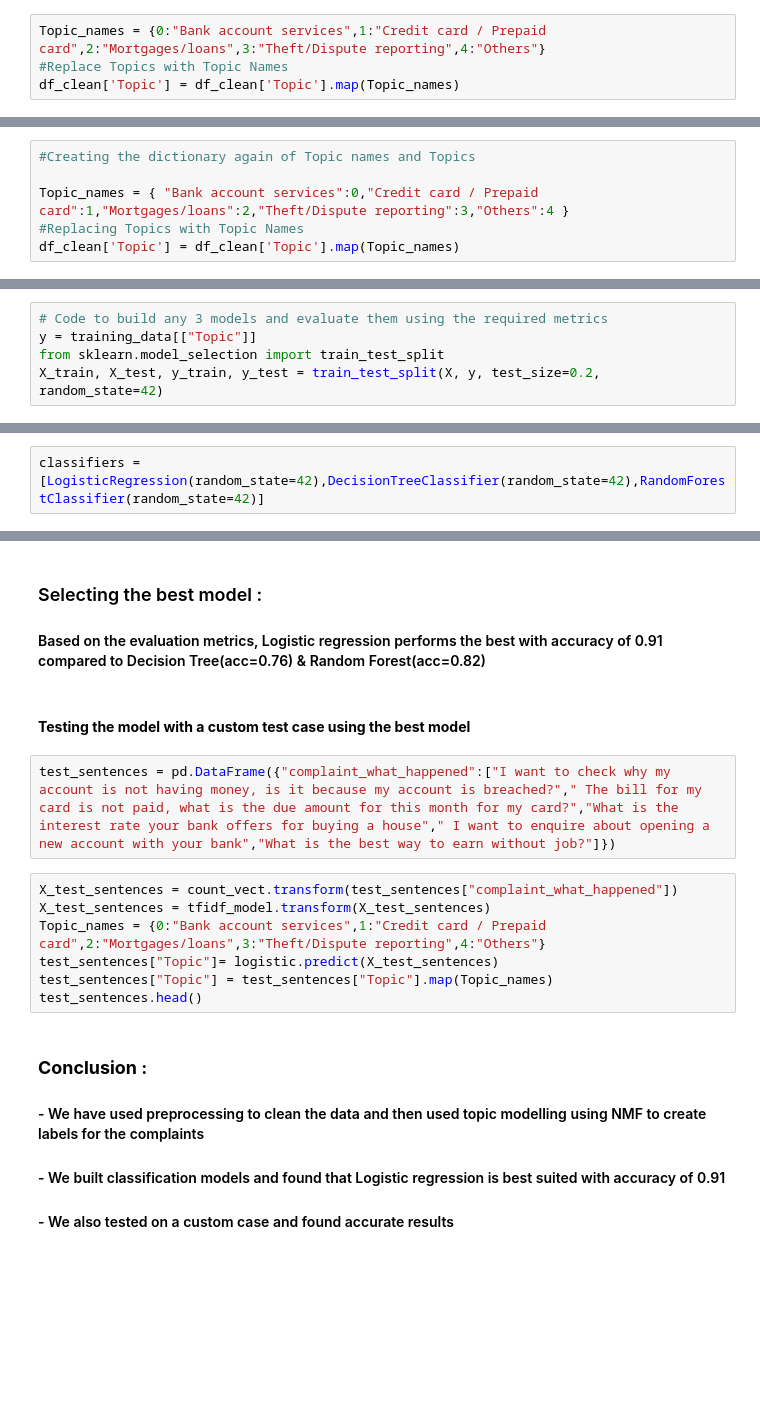
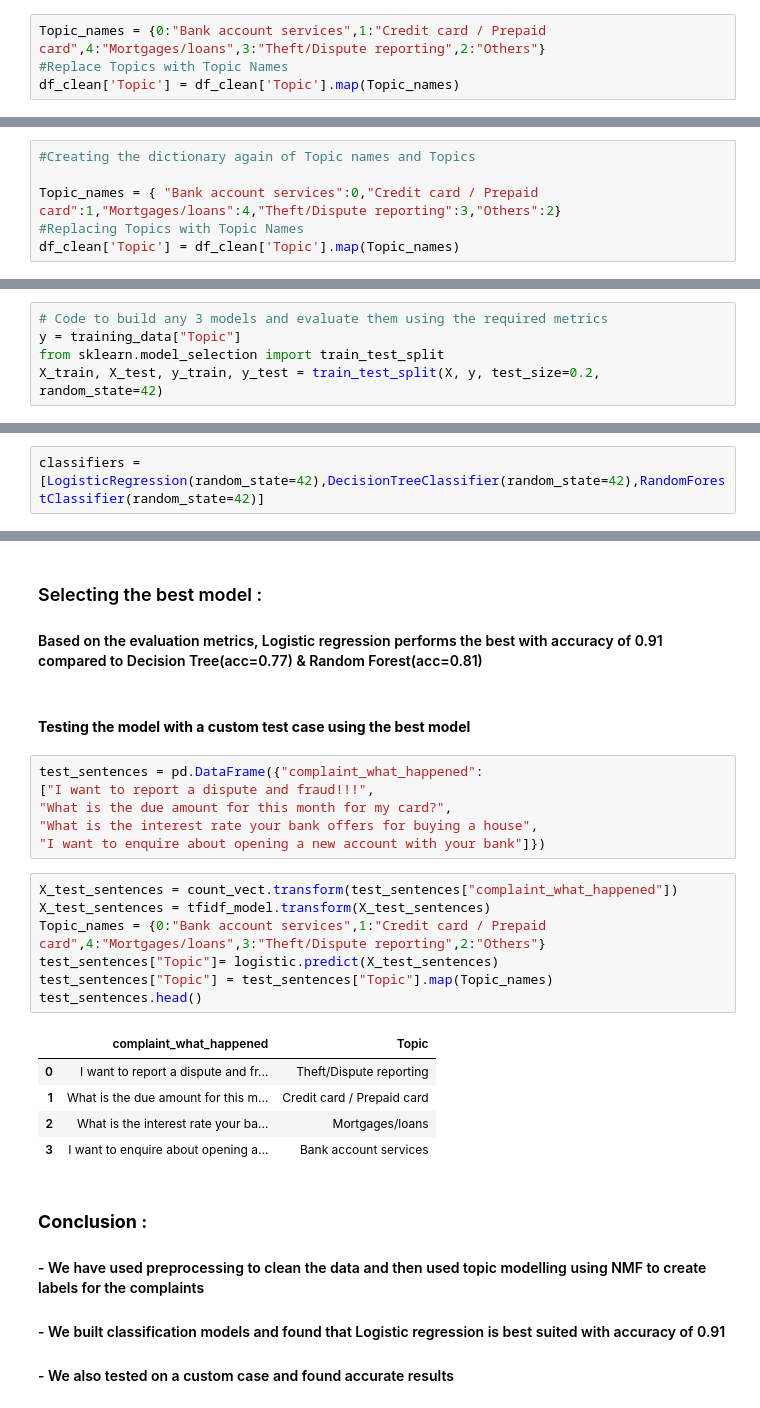
Before and after one commit to karthickchetti/Automatic_Ticket_Classification-NLP-Topic-Modelling, a Jupyter notebook: Automatic_Ticket_Classification_Assignment.ipynb, the cells around one changed output, grey strips where cells are left out. Saved outputs shown, nothing was run; the diff lists cells and outputs as text; blank space fills up the shorter version.

```diff
--- a/Automatic_Ticket_Classification_Assignment.ipynb
+++ b/Automatic_Ticket_Classification_Assignment.ipynb
@@ -341,7 +461,7 @@ print(len(df_clean))
 * Mortgage/Loan
 * Others
 # %%
-Topic_names = {0:"Bank account services",1:"Credit card / Prepaid card",2:"Mortgages/loans",3:"Theft/Dispute reporting",4:"Others"}
+Topic_names = {0:"Bank account services",1:"Credit card / Prepaid card",4:"Mortgages/loans",3:"Theft/Dispute reporting",2:"Others"}
 #Replace Topics with Topic Names
 df_clean['Topic'] = df_clean['Topic'].map(Topic_names)
 # %%
@@ -351,7 +483,7 @@ df_clean.head(10)
 # %%
 #Creating the dictionary again of Topic names and Topics
 
-Topic_names = { "Bank account services":0,"Credit card / Prepaid card":1,"Mortgages/loans":2,"Theft/Dispute reporting":3,"Others":4 }
+Topic_names = { "Bank account services":0,"Credit card / Prepaid card":1,"Mortgages/loans":4,"Theft/Dispute reporting":3,"Others":2}
 #Replacing Topics with Topic Names
 df_clean['Topic'] = df_clean['Topic'].map(Topic_names)
 # %%
@@ -378,7 +529,7 @@ Models Used :
 * Random Forest
 # %%
 # Code to build any 3 models and evaluate them using the required metrics
-y = training_data[["Topic"]]
+y = training_data["Topic"]
 from sklearn.model_selection import train_test_split
 X_train, X_test, y_train, y_test = train_test_split(X, y, test_size=0.2, random_state=42)
 # %%
@@ -409,17 +606,27 @@ print(classification_report(y_test,random.predict(X_test)))
 # %% [markdown]
 ### Selecting the best model :
-#### Based on the evaluation metrics, Logistic regression performs the best with accuracy of 0.91 compared to Decision Tree(acc=0.76) & Random Forest(acc=0.82)
+#### Based on the evaluation metrics, Logistic regression performs the best with accuracy of 0.91 compared to Decision Tree(acc=0.77) & Random Forest(acc=0.81)
 # %% [markdown]
 #### **Testing the model with a custom test case using the best model**
 # %%
-test_sentences = pd.DataFrame({"complaint_what_happened":["I want to check why my account is not having money, is it because my account is breached?"," The bill for my card is not paid, what is the due amount for this month for my card?","What is the interest rate your bank offers for buying a house"," I want to enquire about opening a new account with your bank","What is the best way to earn without job?"]})
+test_sentences = pd.DataFrame({"complaint_what_happened":
+["I want to report a dispute and fraud!!!",
+"What is the due amount for this month for my card?",
+"What is the interest rate your bank offers for buying a house",
+"I want to enquire about opening a new account with your bank"]})
 # %%
 X_test_sentences = count_vect.transform(test_sentences["complaint_what_happened"])
 X_test_sentences = tfidf_model.transform(X_test_sentences)
-Topic_names = {0:"Bank account services",1:"Credit card / Prepaid card",2:"Mortgages/loans",3:"Theft/Dispute reporting",4:"Others"}
+Topic_names = {0:"Bank account services",1:"Credit card / Prepaid card",4:"Mortgages/loans",3:"Theft/Dispute reporting",2:"Others"}
 test_sentences["Topic"]= logistic.predict(X_test_sentences)
 test_sentences["Topic"] = test_sentences["Topic"].map(Topic_names)
 test_sentences.head()
+# %% [output]
+|  | complaint_what_happened | Topic |
+| 0 | I want to report a dispute and fr... | Theft/Dispute reporting |
+| 1 | What is the due amount for this m... | Credit card / Prepaid card |
+| 2 | What is the interest rate your ba... | Mortgages/loans |
+| 3 | I want to enquire about opening a... | Bank account services |
 # %% [markdown]
 ### **Conclusion :**
 
```
Also changed, not shown: parts of 31 cells of this notebook, 2 other files.
